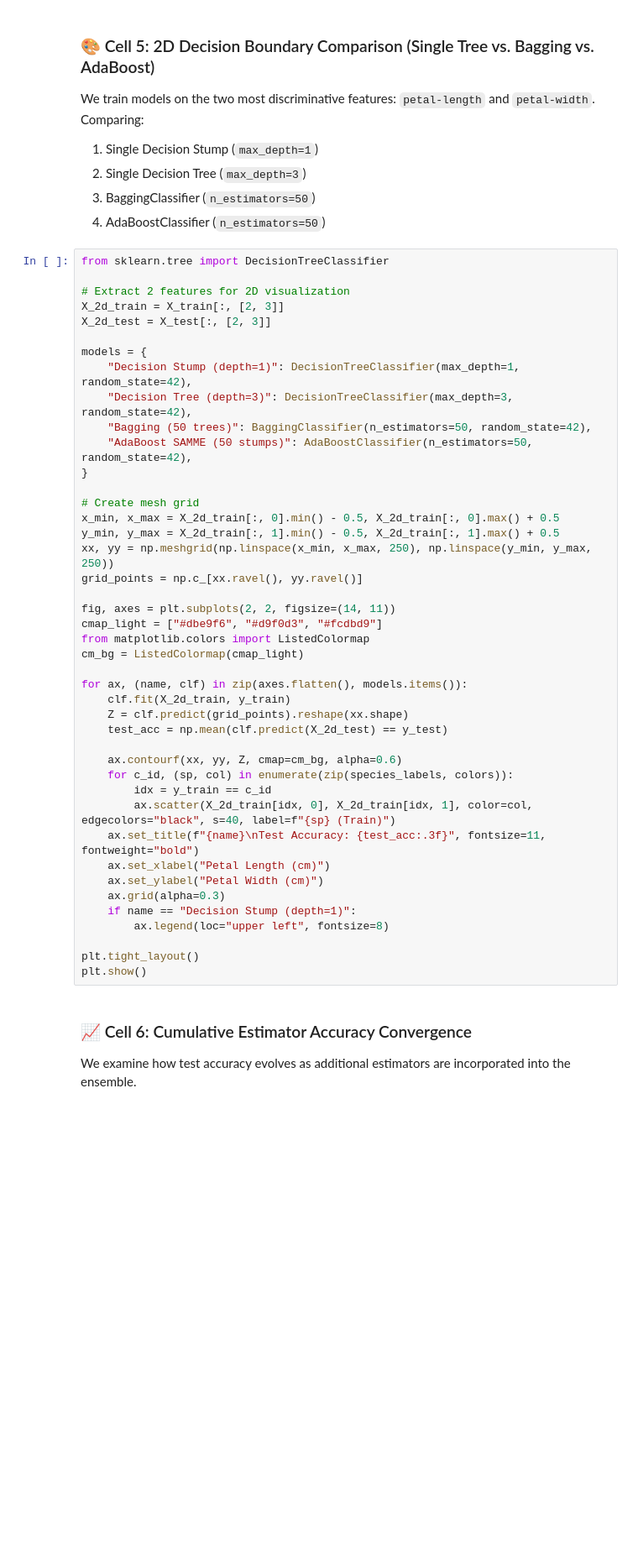
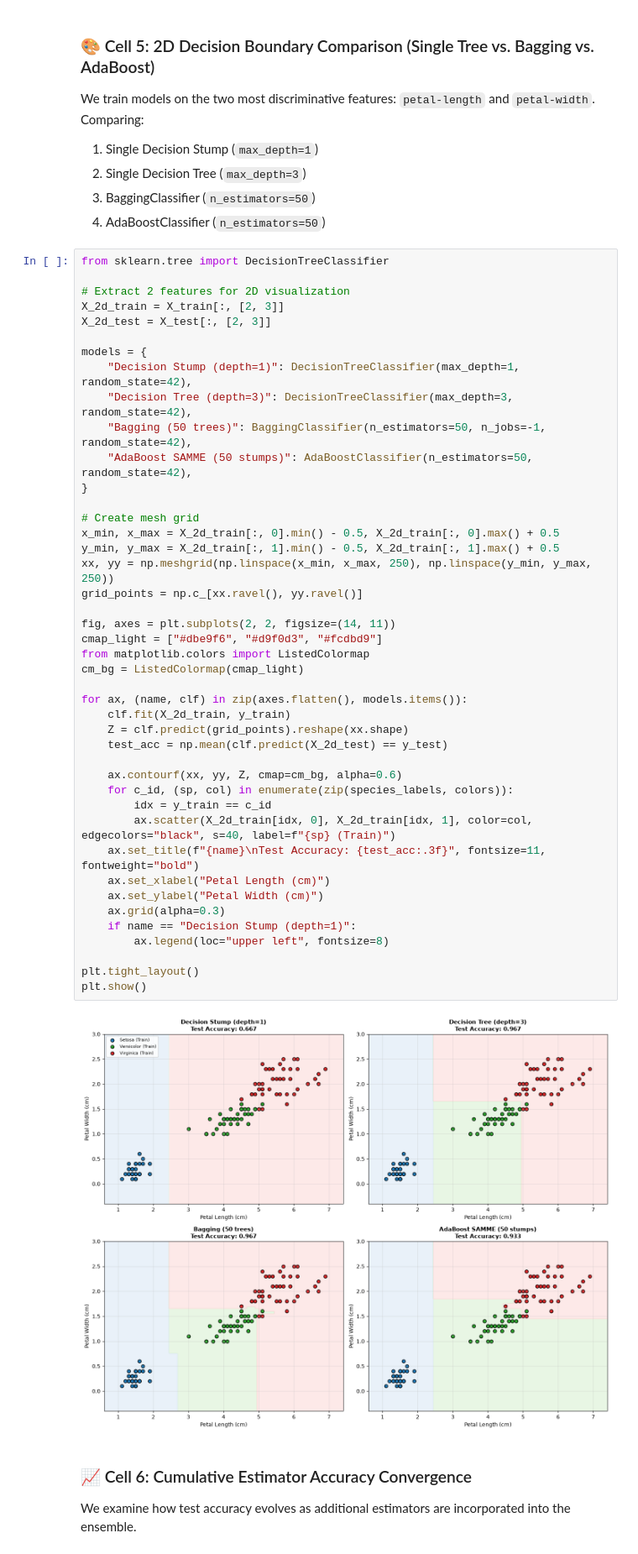
Before and after one commit to Vantage-Consortium-Co-Ltd/Ensemble-Learning, a Jupyter notebook: notebooks/01_eda_and_experiments.ipynb, the cells around one changed output. Shown at 84% size. Saved outputs shown, nothing was run; the diff lists cells and outputs as text; blank space fills up the shorter version.

```diff
--- a/notebooks/01_eda_and_experiments.ipynb
+++ b/notebooks/01_eda_and_experiments.ipynb
@@ -143,39 +190,41 @@ X_2d_test = X_test[:, [2, 3]]
 models = {
     "Decision Stump (depth=1)": DecisionTreeClassifier(max_depth=1, random_state=42),
     "Decision Tree (depth=3)": DecisionTreeClassifier(max_depth=3, random_state=42),
-    "Bagging (50 trees)": BaggingClassifier(n_estimators=50, random_state=42),
+    "Bagging (50 trees)": BaggingClassifier(n_estimators=50, n_jobs=-1, random_state=42),
     "AdaBoost SAMME (50 stumps)": AdaBoostClassifier(n_estimators=50, random_state=42),
 }
 
 # Create mesh grid
 x_min, x_max = X_2d_train[:, 0].min() - 0.5, X_2d_train[:, 0].max() + 0.5
 y_min, y_max = X_2d_train[:, 1].min() - 0.5, X_2d_train[:, 1].max() + 0.5
 xx, yy = np.meshgrid(np.linspace(x_min, x_max, 250), np.linspace(y_min, y_max, 250))
 grid_points = np.c_[xx.ravel(), yy.ravel()]
 
 fig, axes = plt.subplots(2, 2, figsize=(14, 11))
 cmap_light = ["#dbe9f6", "#d9f0d3", "#fcdbd9"]
 from matplotlib.colors import ListedColormap
 cm_bg = ListedColormap(cmap_light)
 
 for ax, (name, clf) in zip(axes.flatten(), models.items()):
     clf.fit(X_2d_train, y_train)
     Z = clf.predict(grid_points).reshape(xx.shape)
     test_acc = np.mean(clf.predict(X_2d_test) == y_test)
 
     ax.contourf(xx, yy, Z, cmap=cm_bg, alpha=0.6)
     for c_id, (sp, col) in enumerate(zip(species_labels, colors)):
         idx = y_train == c_id
         ax.scatter(X_2d_train[idx, 0], X_2d_train[idx, 1], color=col, edgecolors="black", s=40, label=f"{sp} (Train)")
     ax.set_title(f"{name}\nTest Accuracy: {test_acc:.3f}", fontsize=11, fontweight="bold")
     ax.set_xlabel("Petal Length (cm)")
     ax.set_ylabel("Petal Width (cm)")
     ax.grid(alpha=0.3)
     if name == "Decision Stump (depth=1)":
         ax.legend(loc="upper left", fontsize=8)
 
 plt.tight_layout()
 plt.show()
+# %% [output]
+[figure, added]
 # %% [markdown]
 ### 📈 Cell 6: Cumulative Estimator Accuracy Convergence
 We examine how test accuracy evolves as additional estimators are incorporated into the ensemble.
```
Also changed, not shown: parts of 7 cells of this notebook, 5 other files.
